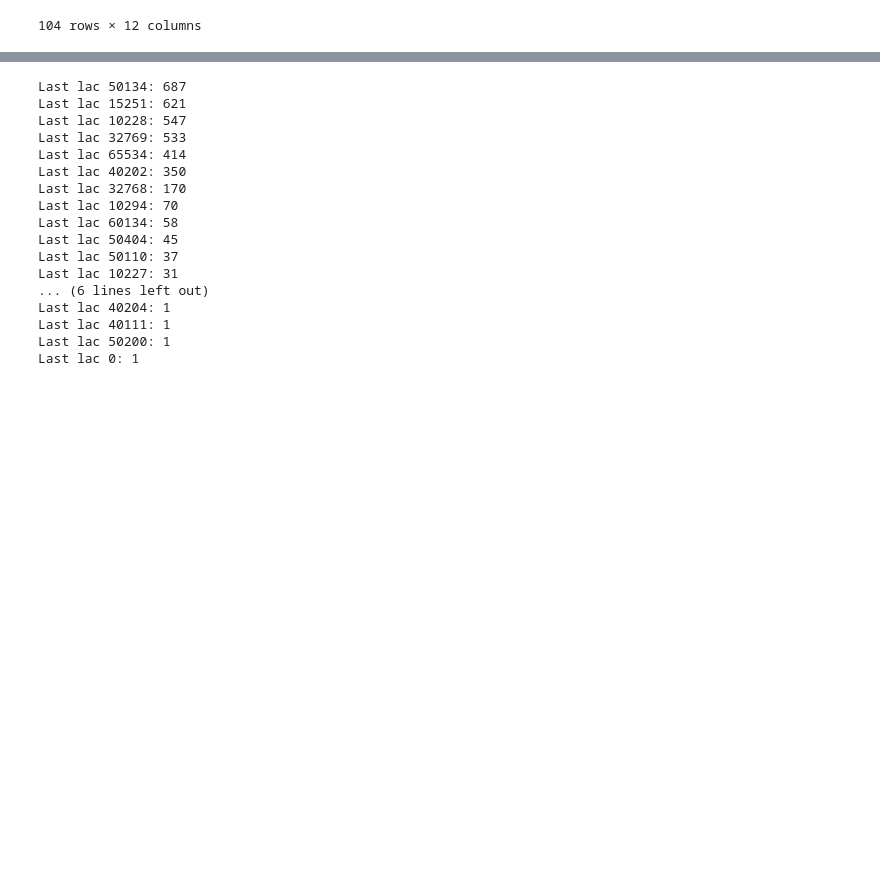
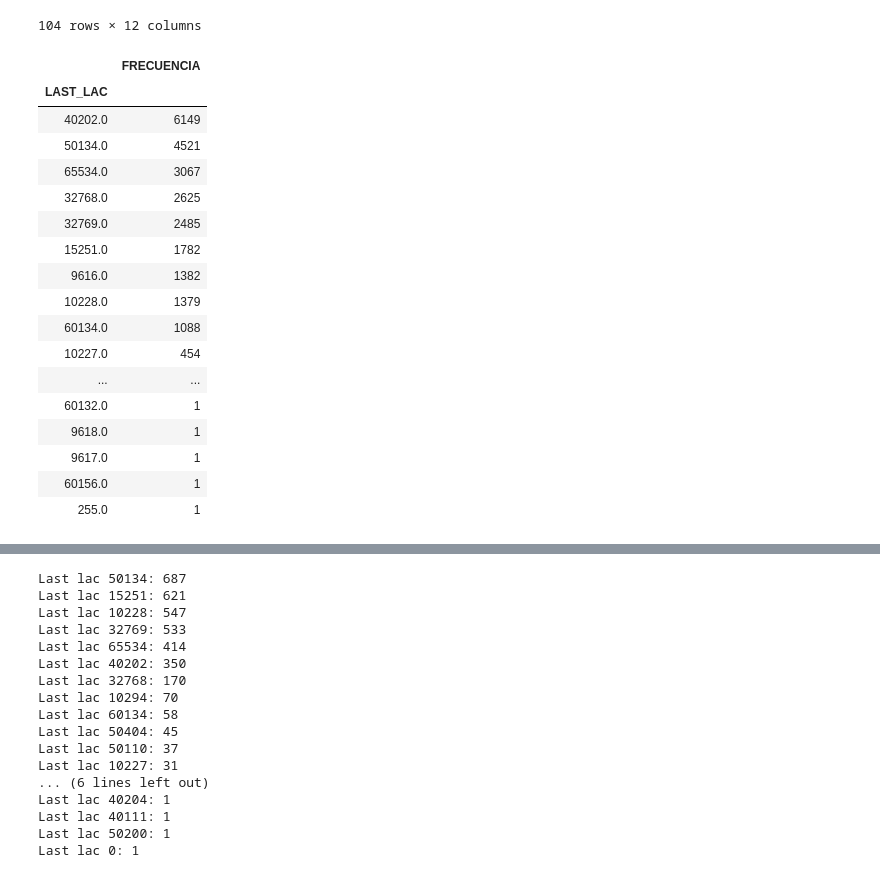
Before and after one commit to Dumaru/ExcelReports, a Jupyter notebook: Telefonia.ipynb, the cells around one changed output, grey strips where cells are left out. Drawn from its saved outputs; the diff is of its cells as text; code cells hidden in the pictures; blank space fills up the shorter version.

Commit message:
Tabla Last Lac

```diff
--- a/Telefonia.ipynb
+++ b/Telefonia.ipynb
@@ -830,3 +830,28 @@ filterByHitsAmount(allData, 10)
 | 67 | 4G | EC-Movistar(Telefónica)-00 | 700 | 7.400001e+14 | NaN | NaN | -103116.0 | 2 | 9616 | NaN | 15 | ... |
 | 69 | 4G | EC-Movistar(Telefónica)-00 | 700 | 7.400002e+14 | NaN | NaN | -104757.0 | 2 | -1 | NaN | 11 | ... |
 104 rows × 12 columns
+# %%
+def lastLacFrecuencia(df: pd.DataFrame):
+    groupedDf = df.groupby('LAST_LAC')['LAST_LAC'].agg(FRECUENCIA=pd.NamedAgg(column='LAST_LAC', aggfunc='size'))
+    return groupedDf.sort_values(ascending=False, by='FRECUENCIA')
+lastLacDf = lastLacFrecuencia(allData)
+lastLacDf
+# %% [output]
+|  | FRECUENCIA |
+| LAST_LAC |  |
+| 40202.0 | 6149 |
+| 50134.0 | 4521 |
+| 65534.0 | 3067 |
+| 32768.0 | 2625 |
+| 32769.0 | 2485 |
+| 15251.0 | 1782 |
+| 9616.0 | 1382 |
+| 10228.0 | 1379 |
+| 60134.0 | 1088 |
+| 10227.0 | 454 |
+| ... | ... |
+| 60132.0 | 1 |
+| 9618.0 | 1 |
+| 9617.0 | 1 |
+| 60156.0 | 1 |
+| 255.0 | 1 |
```
Also changed, not shown: parts of 3 cells of this notebook, 3 other files.
